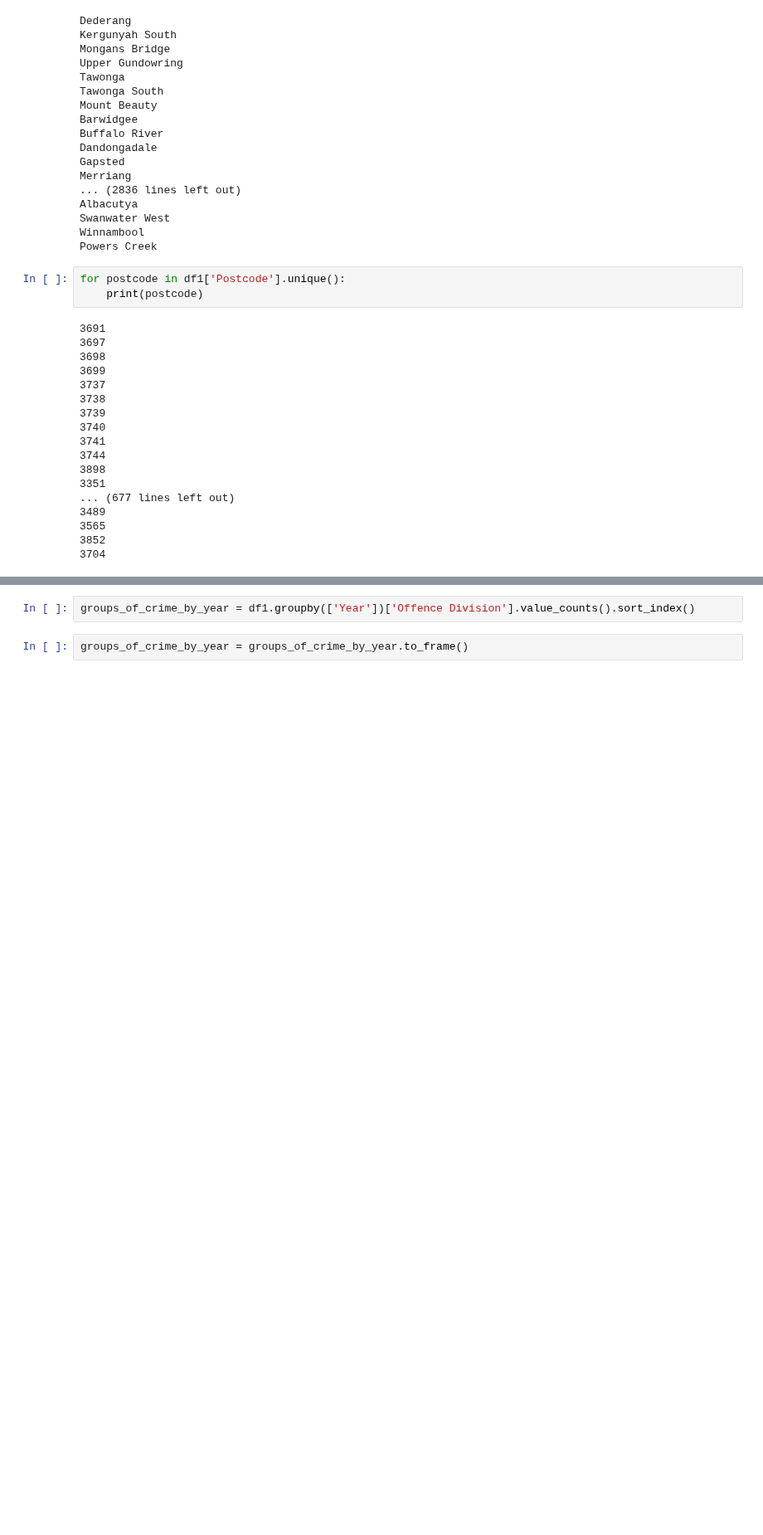
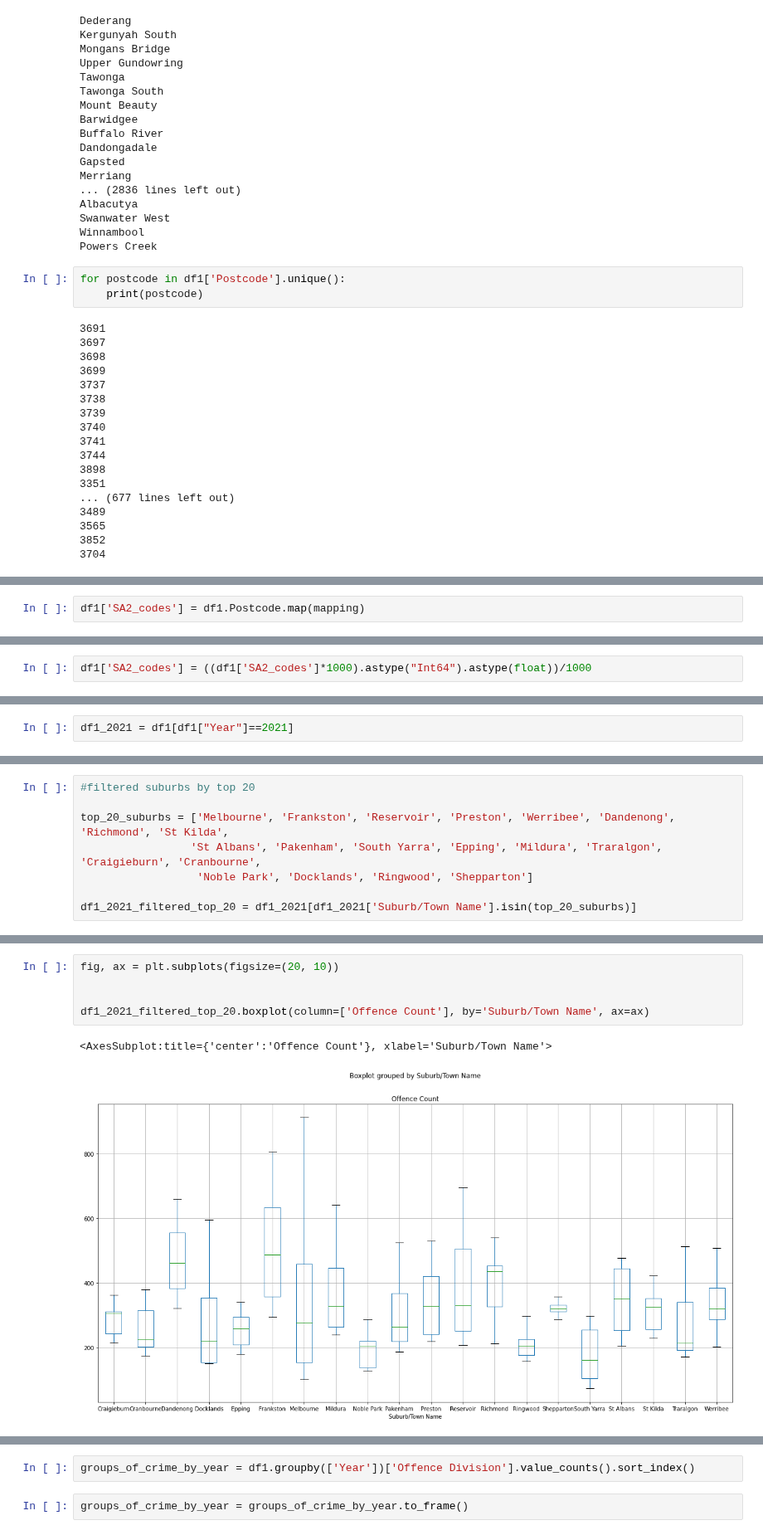
Before and after one commit to MAST30034-Applied-Data-Science/generic-real-estate-consulting-project-group-30, a Jupyter notebook: notebooks/preprocessing_crime.ipynb, the cells around one changed output, grey strips where cells are left out. Shown at 83% size. Drawn from its saved outputs; the diff is of its cells as text; blank space fills up the shorter version.

Commit message:
more boxplot visualisations for outlier removal

```diff
--- a/notebooks/preprocessing_crime.ipynb
+++ b/notebooks/preprocessing_crime.ipynb
@@ -124,0 +180,2 @@ df1.boxplot(column=['Offence Count'], by='Local Government Area')
+# %%
+df1['SA2_codes'] = df1.Postcode.map(mapping)
@@ -124,0 +200,2 @@ df1.boxplot(column=['Offence Count'], by='Local Government Area')
+# %%
+df1['SA2_codes'] = ((df1['SA2_codes']*1000).astype("Int64").astype(float))/1000
@@ -124,0 +221,2 @@ df1.boxplot(column=['Offence Count'], by='Local Government Area')
+# %%
+df1_2021 = df1[df1["Year"]==2021]
@@ -124,0 +245,8 @@ df1.boxplot(column=['Offence Count'], by='Local Government Area')
+# %%
+#filtered suburbs by top 20
+
+top_20_suburbs = ['Melbourne', 'Frankston', 'Reservoir', 'Preston', 'Werribee', 'Dandenong', 'Richmond', 'St Kilda',
+                 'St Albans', 'Pakenham', 'South Yarra', 'Epping', 'Mildura', 'Traralgon', 'Craigieburn', 'Cranbourne',
+                  'Noble Park', 'Docklands', 'Ringwood', 'Shepparton']
+
+df1_2021_filtered_top_20 = df1_2021[df1_2021['Suburb/Town Name'].isin(top_20_suburbs)]
@@ -124,0 +269,8 @@ df1.boxplot(column=['Offence Count'], by='Local Government Area')
+# %%
+fig, ax = plt.subplots(figsize=(20, 10))
+
+
+df1_2021_filtered_top_20.boxplot(column=['Offence Count'], by='Suburb/Town Name', ax=ax)
+# %% [output]
+<AxesSubplot:title={'center':'Offence Count'}, xlabel='Suburb/Town Name'>
+[figure, added]
```
Also changed, not shown: parts of 35 cells of this notebook.
